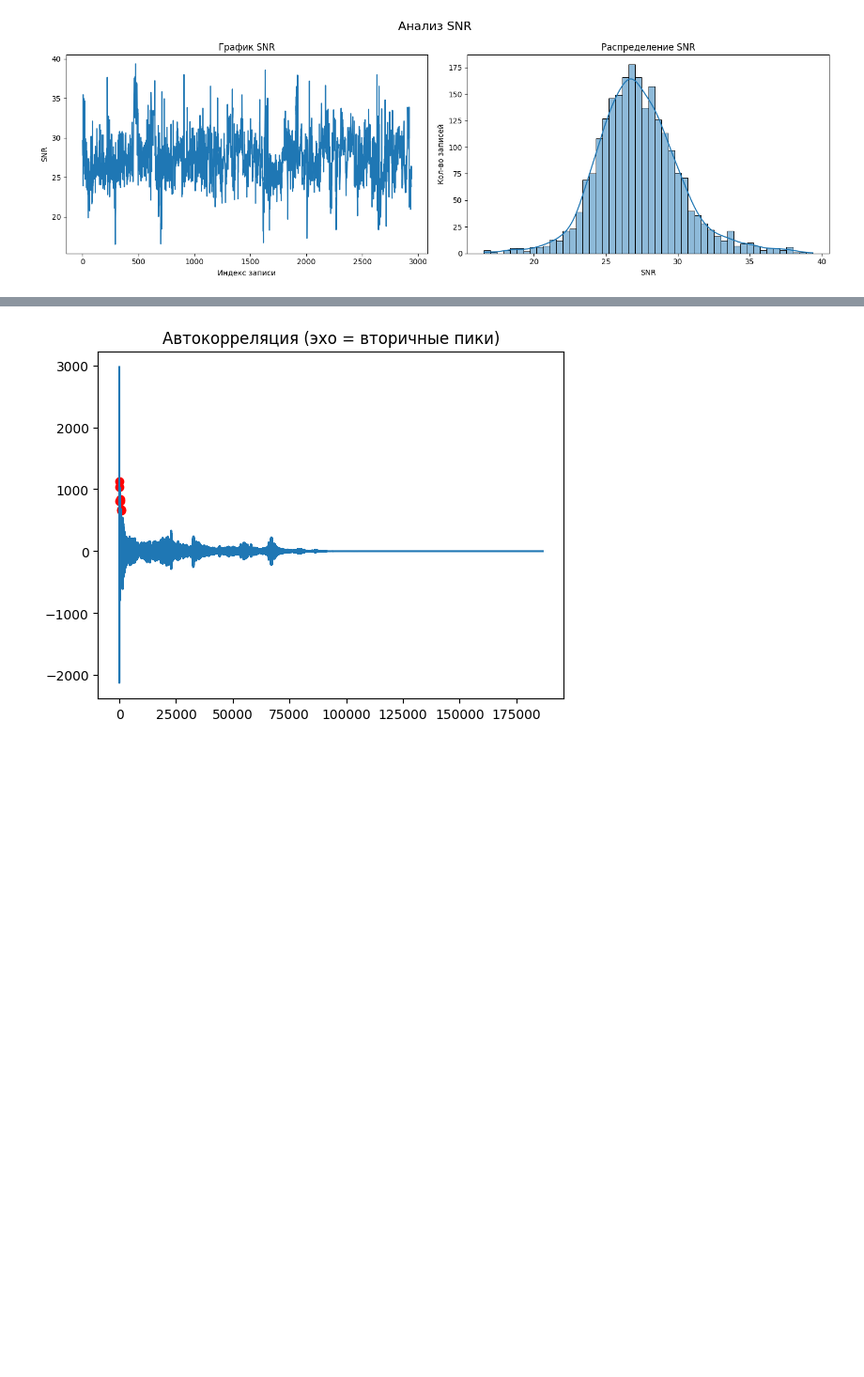
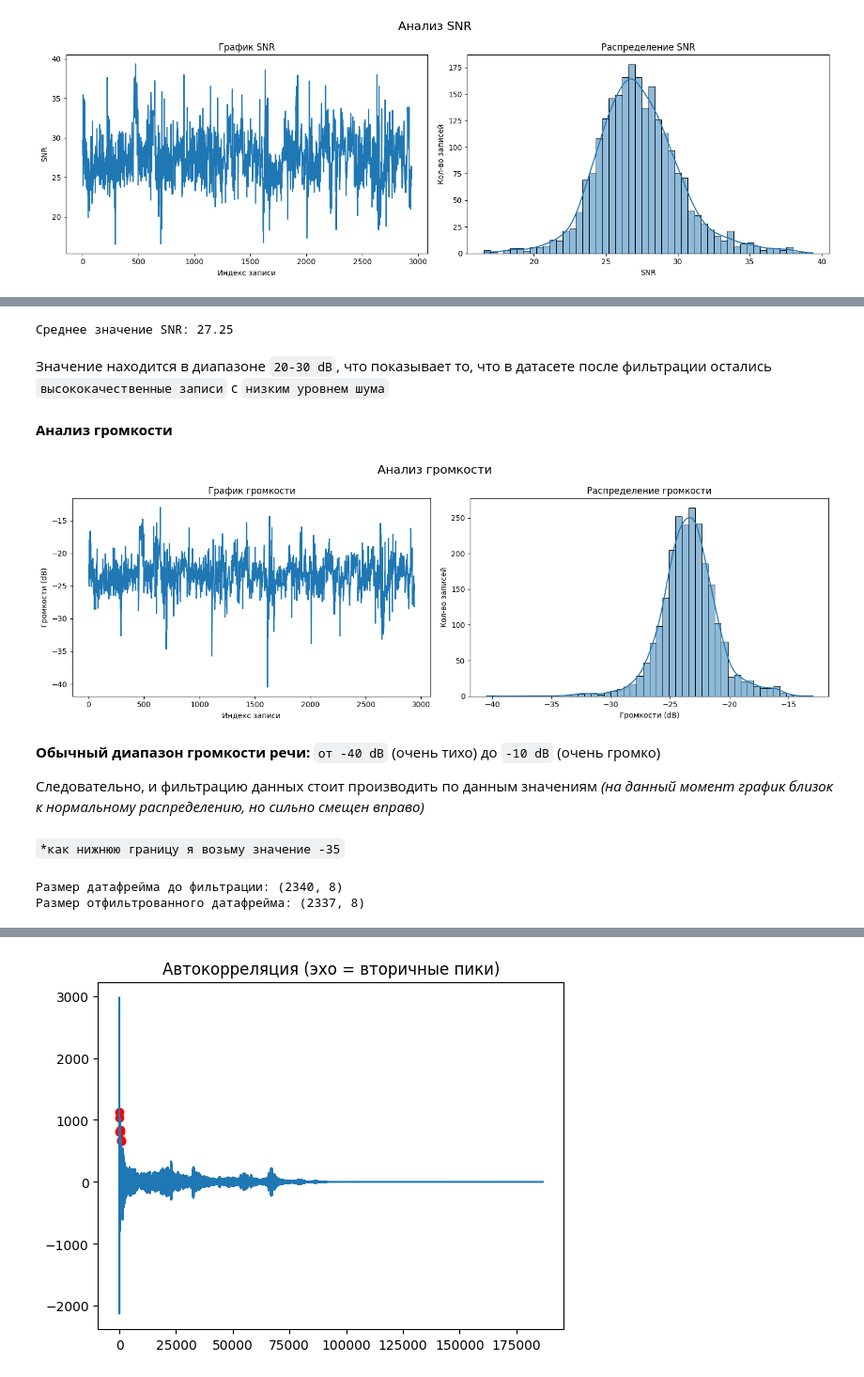
Before and after one commit to Rainfue/Speech-synthesis, a Jupyter notebook: Module1/Module1.ipynb, the cells around one changed output, grey strips where cells are left out. Shown at 94% size. Saved outputs shown, nothing was run; the diff lists cells and outputs as text; code cells hidden in the pictures; blank space fills up the shorter version.

```diff
--- a/Module1/Module1.ipynb
+++ b/Module1/Module1.ipynb
@@ -325,0 +360,30 @@ Audio(array, rate=sampling_rate)
+# %%
+print(f"Среднее значение SNR: {df['snr'].mean():.2f}")
+# %% [output]
+Среднее значение SNR: 27.25
+# %% [markdown]
+Значение находится в диапазоне `20-30 dB`, что показывает то, что в датасете после фильтрации остались `высококачественные записи` с `низким уровнем шума`
+# %% [markdown]
+**Анализ громкости**
+# %%
+wave_hist_plot('Анализ громкости', df, 'rms_dB',
+               'График громкости', 'Индекс записи', 'Громкости (dB)',
+               'Распределение громкости', 'Громкости (dB)', 'Кол-во записей')
+# %% [output]
+[figure, added]
+# %% [markdown]
+**Обычный диапазон громкости речи:** `от -40 dB` (очень тихо) до `-10 dB` (очень громко)
+
+Следовательно, и фильтрацию данных стоит производить по данным значениям *(на данный момент график близок к нормальному распределению, но сильно смещен вправо)*
+# %% [markdown]
+`*как нижнюю границу я возьму значение -35`
+# %%
+# логирование
+print(f'Размер датафрейма до фильтрации: {df.shape}')
+
+df = df[(df['rms_dB'] > -35) & (df['rms_dB'] < -10)]
+# логирование
+print(f'Размер отфильтрованного датафрейма: {df.shape}')
+# %% [output]
+Размер датафрейма до фильтрации: (2340, 8)
+Размер отфильтрованного датафрейма: (2337, 8)
```
Also changed, not shown: parts of 52 cells of this notebook.
